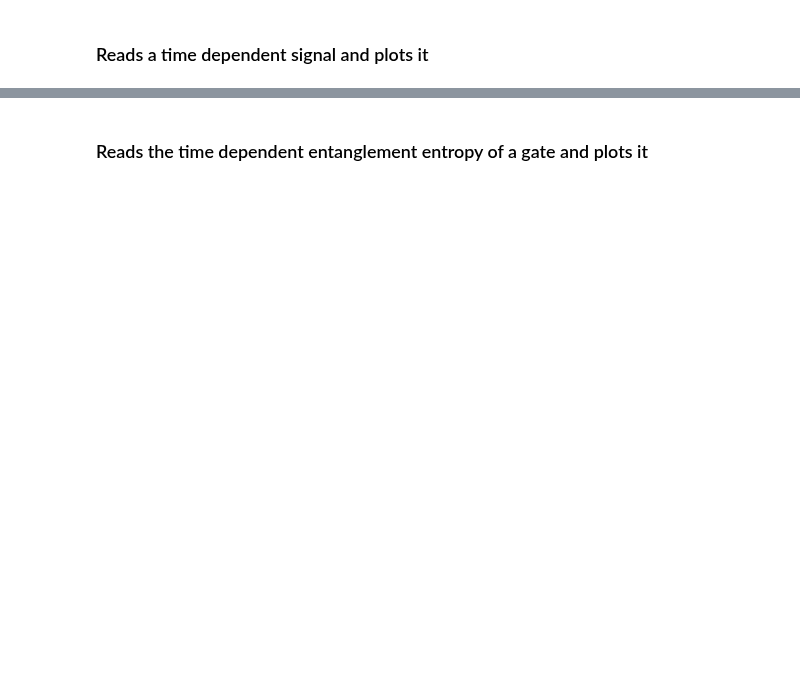
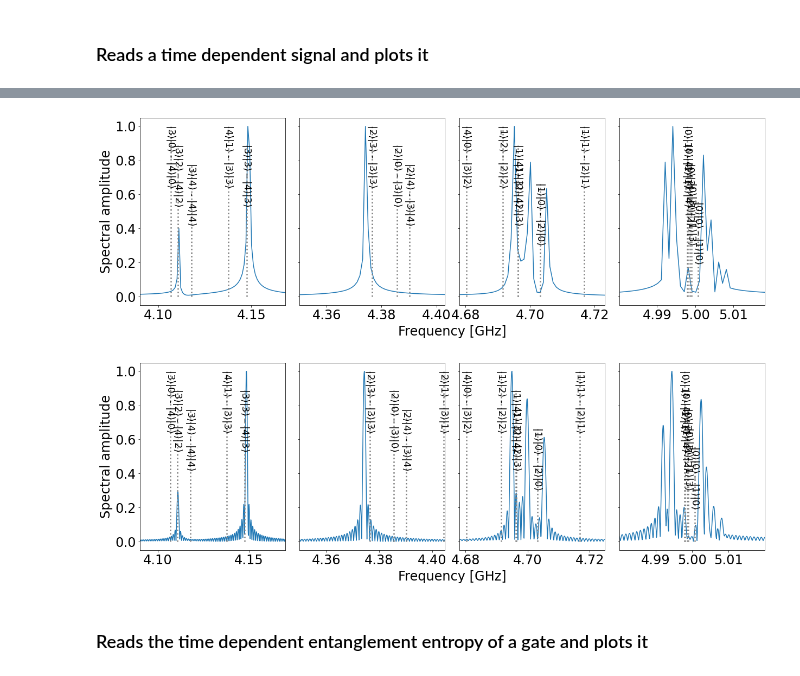
Before and after one commit to alex-simm/c3, a Jupyter notebook: four_level_transmons/plotting/plotting_two_transmons.ipynb, the cells around one changed output, grey strips where cells are left out. Cells and saved outputs as stored; diff of their text form; code cells hidden in the pictures; blank space fills up the shorter version.

```diff
--- a/four_level_transmons/plotting/plotting_two_transmons.ipynb
+++ b/four_level_transmons/plotting/plotting_two_transmons.ipynb
@@ -138,7 +151,10 @@ def createSpectrumPlot(ax, freq: np.array, freq_signal: np.array, addYAxis: bool
 
 def plotEnergyLabels(ax, frequencyRange: Tuple[float, float], freq_signal: np.array) -> None:
     # Calculate all resonances
-    stateEnergies = notebook_utils.getEnergiesFromPropagator(propagatorShort, t_final=1e-11, dt=1e-12)
+    #stateEnergies = notebook_utils.getEnergiesFromPropagator(propagatorShort, t_final=1e-11, dt=1e-12)
+    H = hamiltonian[int(hamiltonian.shape[0]/2)]
+    stateEnergies = notebook_utils.getEnergiesFromHamiltonian(H)
+    #print("Stark shift: ", np.array(notebook_utils.getEnergiesFromHamiltonian(getDriftHamiltonian())) - np.array(stateEnergies))
     transitions = notebook_utils.calculateTransitions(stateEnergies, utilities.createTwoTransmonsStateLabels(makeLatexKets=True))
 
     # only transitions within a range
@@ -180,7 +196,7 @@ def plotSpectrum(time: np.array, signal: np.array, frequencyRanges: List[Tuple[f
     # Pad the signal with zeros for better resolution
     if paddingFactor != 1:
         time2 = np.arange(time[0], paddingFactor*time[-1], time[1]-time[0])
-        signal2 = np.zeros(paddingFactor*len(signal))
+        signal2 = np.zeros(int(paddingFactor*len(signal)))
         signal2[0:len(signal)] = signal
     else:
         time2 = time
@@ -195,35 +211,39 @@ def plotSpectrum(time: np.array, signal: np.array, frequencyRanges: List[Tuple[f
 
     for plotIdx, frequencyRange in enumerate(frequencyRanges):
         freq2, freq_signal2 = cutSpectrum(freq, freq_signal, frequencyRange)
         if normalise:
             freq_signal2 /= np.max(np.abs(freq_signal2))
 
         #ax = fig.add_subplot(100 + (10*len(frequencyRanges) + (plotIdx+1)), sharey=True)
         ax = axes[plotIdx]
         createSpectrumPlot(ax, freq2, freq_signal2, addYAxis=(plotIdx==0))
         if addLabels:
             plotEnergyLabels(ax, frequencyRange, freq_signal2)
 
     #plt.tight_layout()
     fig.text(0.5, -0.03, 'Frequency [GHz]', ha='center', fontsize=24)
     plt.subplots_adjust(left=0.1, bottom=0.1, right=0.9, top=0.9, wspace=0.1, hspace=0.1)
     if filename is not None:
-        plt.savefig(filename, bbox_gdpPercapinches="tight", dpi=100)
+        plt.savefig(filename, bbox_inches="tight", dpi=100)
     plt.show()
 
 rangeFullT1 = (3.94e9, 4.65e9)
 rangeFullT2 = (3.95e9, 4.58e9)
 rangesT1 = [(3.975e9, 4.05e9), (4.475e9, 4.6e9)]
 rangesT2 = [(3.975e9, 4.03e9), (4.47e9, 4.525e9)]
 #(4.44e9, 4.65e9)
 
 #for order in range(1, 4):
 #    for r in range(len(rangesT2)):
 #        plotSpectrum(time, signal, (rangesT2[r][0]*order, rangesT2[r][1]*order), addLabels=True, nthOrder=order,
 #        filename=f'/home/user/range{r+1}_order{order}.pdf')
-plotSpectrum(time, signal, [(4.09e9, 4.17e9), (4.35e9, 4.405e9), (4.678e9, 4.725e9), (4.98e9, 5.02e9)], addLabels=True, nthOrder=1, normalise=False, filename="/home/user/cz_1000ns_spectrum1.pdf")
+plotSpectrum(time, signal, [(4.09e9, 4.17e9), (4.35e9, 4.405e9), (4.678e9, 4.725e9), (4.98e9, 5.02e9)], addLabels=True, nthOrder=1, normalise=True, filename="/home/user/cz_1000ns_spectrum1.pdf", paddingFactor=1.0)
+plotSpectrum(time, signal, [(4.09e9, 4.17e9), (4.35e9, 4.405e9), (4.678e9, 4.725e9), (4.98e9, 5.02e9)], addLabels=True, nthOrder=1, normalise=True, filename="/home/user/cz_1000ns_spectrum2.pdf", paddingFactor=10)
 #plotSpectrum(time, signal, [(4.0e9, 6.0e9)], addLabels=True, nthOrder=1, normalise=True, filename=None)
 #plotSpectrum(time, signal, [(4.98e9, 5.02e9)], addLabels=True, nthOrder=1, normalise=True, filename=None)
+# %% [output]
+[figure, added]
+[figure, added]
 # %%
 def plotEnergyDiamond(energies: np.array):
     model = getModel(True, False)
```
Also changed, not shown: parts of 4 cells of this notebook, 7 other files.
